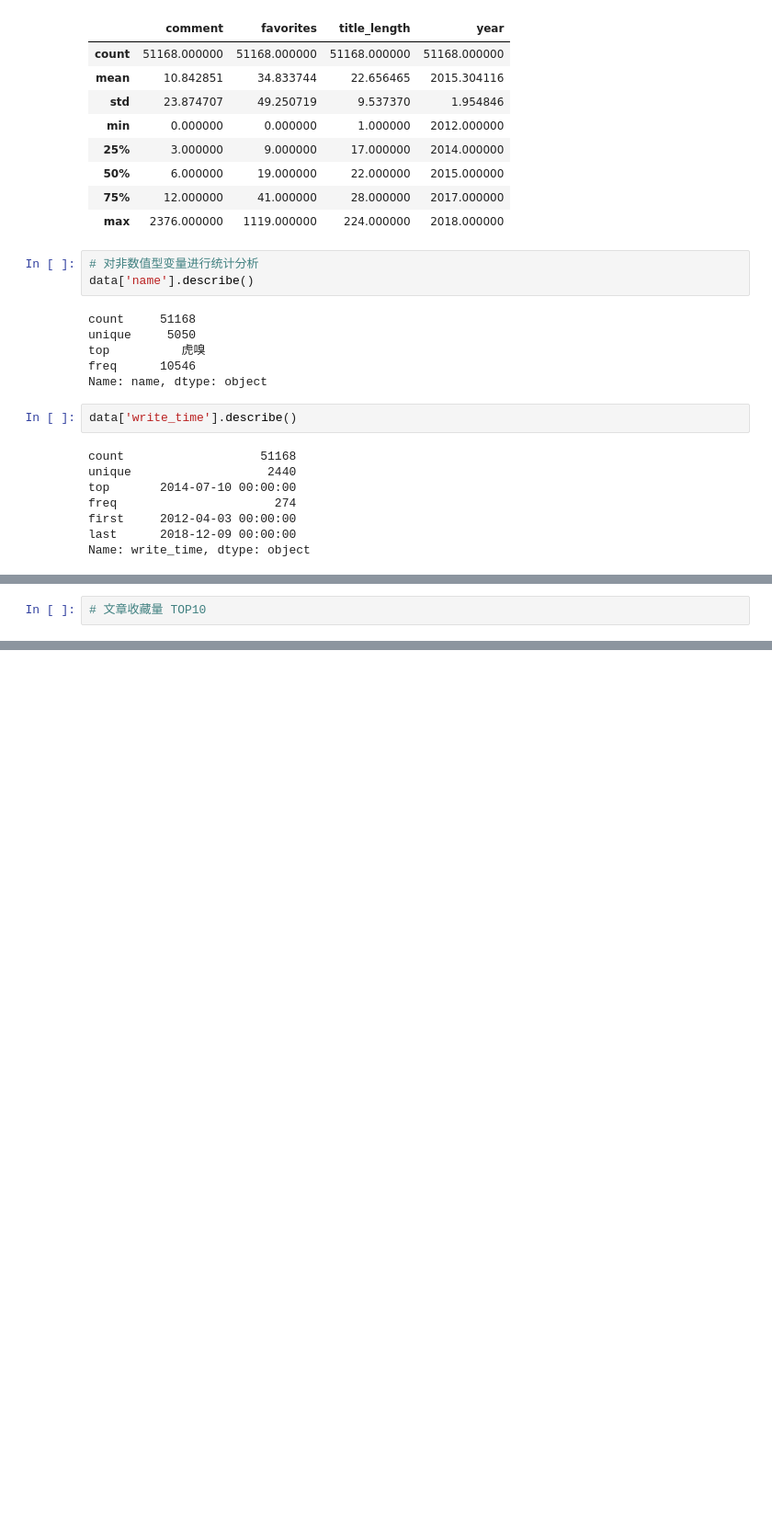
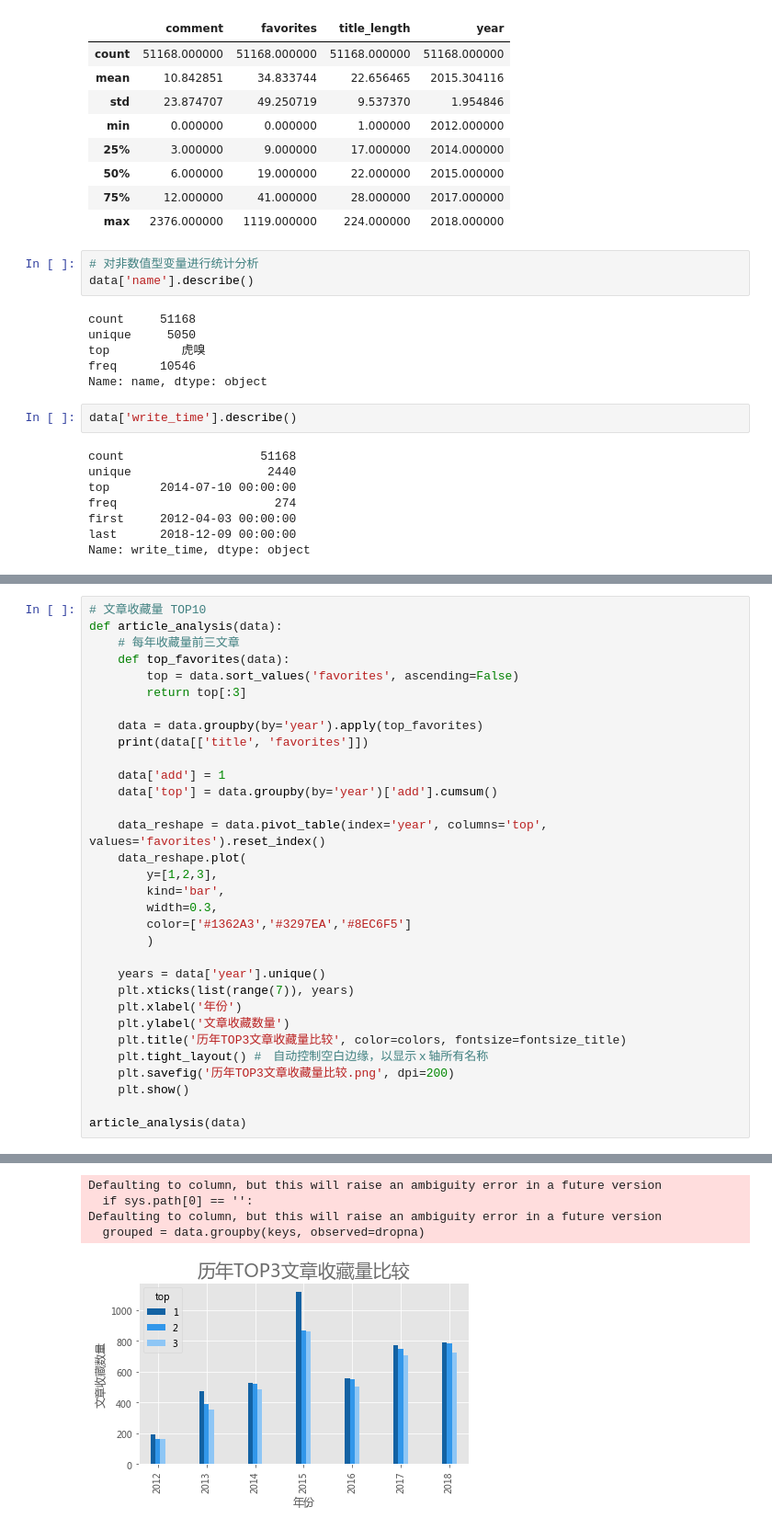
Before and after one commit to F-WJ/practice_project, a Jupyter notebook: huxiu_pyspider/data_analysis.ipynb, the cells around one changed output, grey strips where cells are left out. Shown at 92% size. Saved outputs shown, nothing was run; the diff lists cells and outputs as text; blank space fills up the shorter version.

```diff
--- a/huxiu_pyspider/data_analysis.ipynb
+++ b/huxiu_pyspider/data_analysis.ipynb
@@ -96,5 +96,36 @@ def date_analysis(data):
 date_analysis(data)
 # %% [output]
 [figure]
-# %%
-# 文章收藏量 TOP10
+# %%
+# 文章收藏量 TOP10
+def article_analysis(data):
+    # 每年收藏量前三文章
+    def top_favorites(data):
+        top = data.sort_values('favorites', ascending=False)
+        return top[:3]
+
+    data = data.groupby(by='year').apply(top_favorites)
+    print(data[['title', 'favorites']])
+
+    data['add'] = 1
+    data['top'] = data.groupby(by='year')['add'].cumsum()
+
+    data_reshape = data.pivot_table(index='year', columns='top', values='favorites').reset_index()
+    data_reshape.plot(
+        y=[1,2,3],
+        kind='bar',
+        width=0.3,
+        color=['#1362A3','#3297EA','#8EC6F5']
+        )
+
+    years = data['year'].unique()
+    plt.xticks(list(range(7)), years)
+    plt.xlabel('年份')
+    plt.ylabel('文章收藏数量')
+    plt.title('历年TOP3文章收藏量比较', color=colors, fontsize=fontsize_title)
+    plt.tight_layout() #　自动控制空白边缘，以显示ｘ轴所有名称
+    plt.savefig('历年TOP3文章收藏量比较.png', dpi=200)
+    plt.show()
+
+article_analysis(data)
+# %% [output]
@@ -100,0 +149,5 @@ date_analysis(data)
+Defaulting to column, but this will raise an ambiguity error in a future version
+  if sys.path[0] == '':
+Defaulting to column, but this will raise an ambiguity error in a future version
+  grouped = data.groupby(keys, observed=dropna)
+[figure, added]
```
Also changed, not shown: parts of 5 cells of this notebook.
